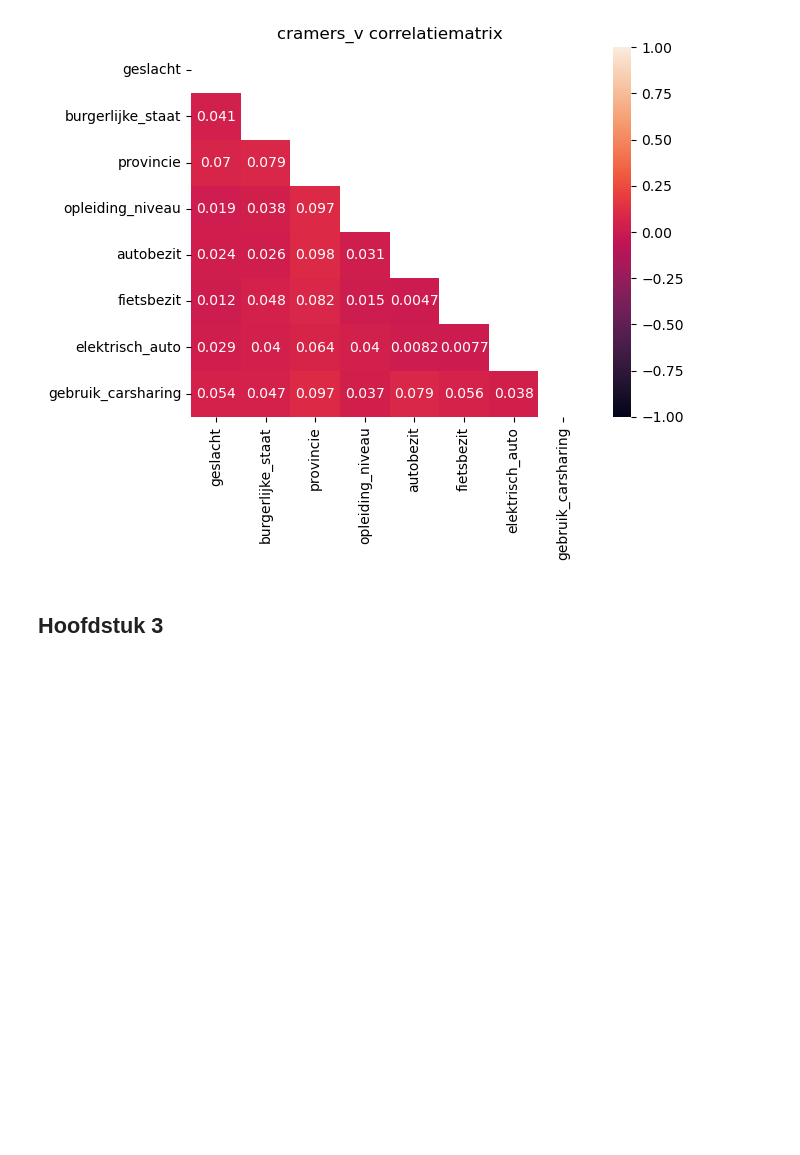
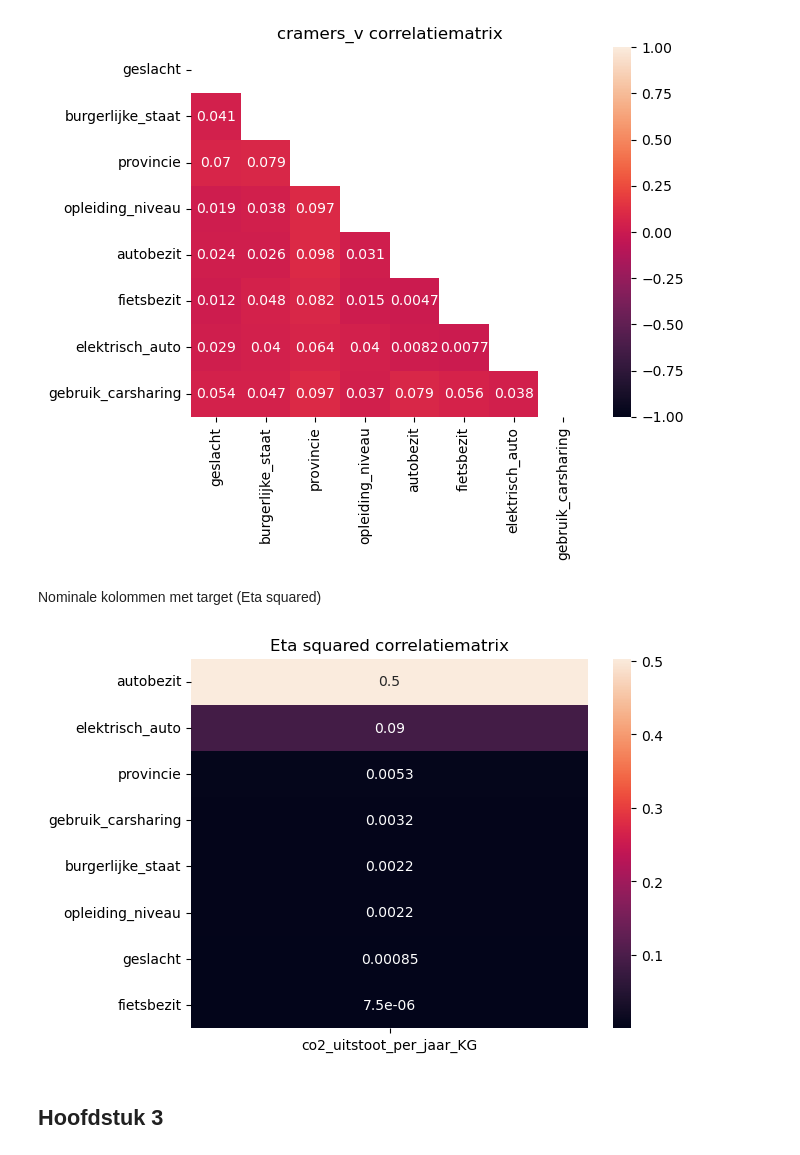
Before and after one commit to svenkr-6/Wiskunde_II_Portfolio, a Jupyter notebook: Wiskunde_II_Portfolio.ipynb, the cells around one changed output. Saved outputs shown, nothing was run; the diff lists cells and outputs as text; code cells hidden in the pictures; blank space fills up the shorter version.

Commit message:
nog meer correlaties

```diff
--- a/Wiskunde_II_Portfolio.ipynb
+++ b/Wiskunde_II_Portfolio.ipynb
@@ -217,6 +217,31 @@ plt.title('cramers_v correlatiematrix')
 # %% [output]
 Text(0.5, 1.0, 'cramers_v correlatiematrix')
 [figure]
+# %% [markdown]
+Nominale kolommen met target (Eta squared)
+# %%
+modus_cols = ['geslacht', 'burgerlijke_staat', 'provincie', 'opleiding_niveau', 'autobezit', 'fietsbezit', 'elektrisch_auto', 'gebruik_carsharing']
+
+def eta_squared(categorisch, numeriek):
+    groepen = [numeriek[categorisch == c] for c in categorisch.unique()]
+    grand_mean = numeriek.mean()
+    ss_between = sum(len(g) * (g.mean() - grand_mean)**2 for g in groepen)
+    ss_total = ((numeriek - grand_mean)**2).sum()
+    return ss_between / ss_total
+
+
+corrdict = {}
+for i in modus_cols:
+    corrdict[i] = eta_squared(df[i], df['co2_uitstoot_per_jaar_KG'])
+
+sns.heatmap(pd.DataFrame(pd.Series(corrdict).sort_values(ascending=False),
+                         columns=['co2_uitstoot_per_jaar_KG']),
+                         annot=True)
+
+plt.title('Eta squared correlatiematrix')
+plt.show()
+# %% [output]
+[figure, added]
 # %% [markdown]
 ## Hoofdstuk 3
 # %% [markdown]
```
Also changed, not shown: parts of 1 cell of this notebook.
